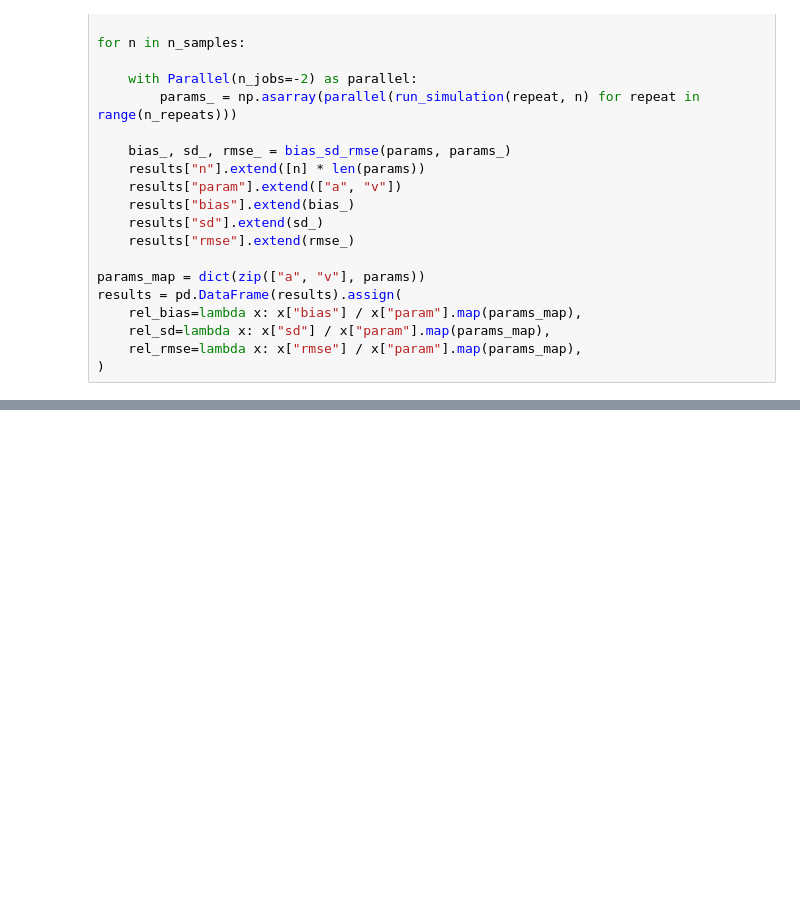
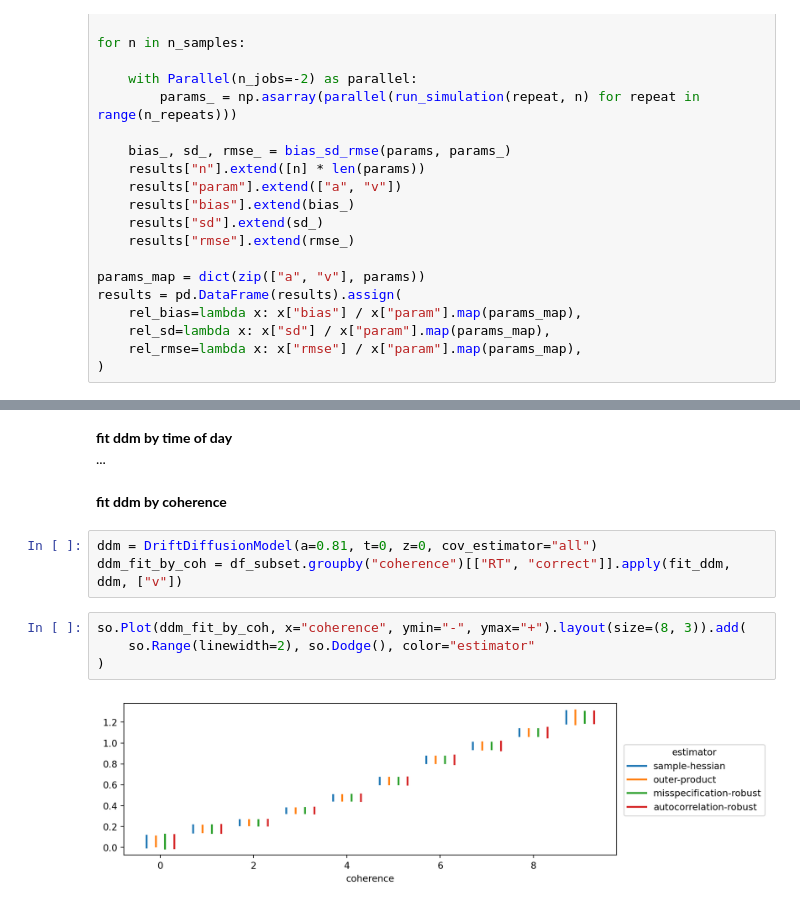
Before and after one commit to griegner/drift-diffusion, a Jupyter notebook: examples/03-reinagel-2013-dataset.ipynb, the cells around one changed output, grey strips where cells are left out. Saved outputs shown, nothing was run; the diff lists cells and outputs as text; blank space fills up the shorter version.

```diff
--- a/examples/03-reinagel-2013-dataset.ipynb
+++ b/examples/03-reinagel-2013-dataset.ipynb
@@ -280,0 +278,14 @@ axs[1].vlines(df_fit_ddm.index, df_fit_ddm["v-"], df_fit_ddm["v+"], color="k", l
+# %% [markdown]
+**fit ddm by time of day**
+...
+# %% [markdown]
+**fit ddm by coherence**
+# %%
+ddm = DriftDiffusionModel(a=0.81, t=0, z=0, cov_estimator="all")
+ddm_fit_by_coh = df_subset.groupby("coherence")[["RT", "correct"]].apply(fit_ddm, ddm, ["v"])
+# %%
+so.Plot(ddm_fit_by_coh, x="coherence", ymin="-", ymax="+").layout(size=(8, 3)).add(
+    so.Range(linewidth=2), so.Dodge(), color="estimator"
+)
+# %% [output]
+[figure, added]
```
Also changed, not shown: parts of 8 cells of this notebook, 4 other files.
